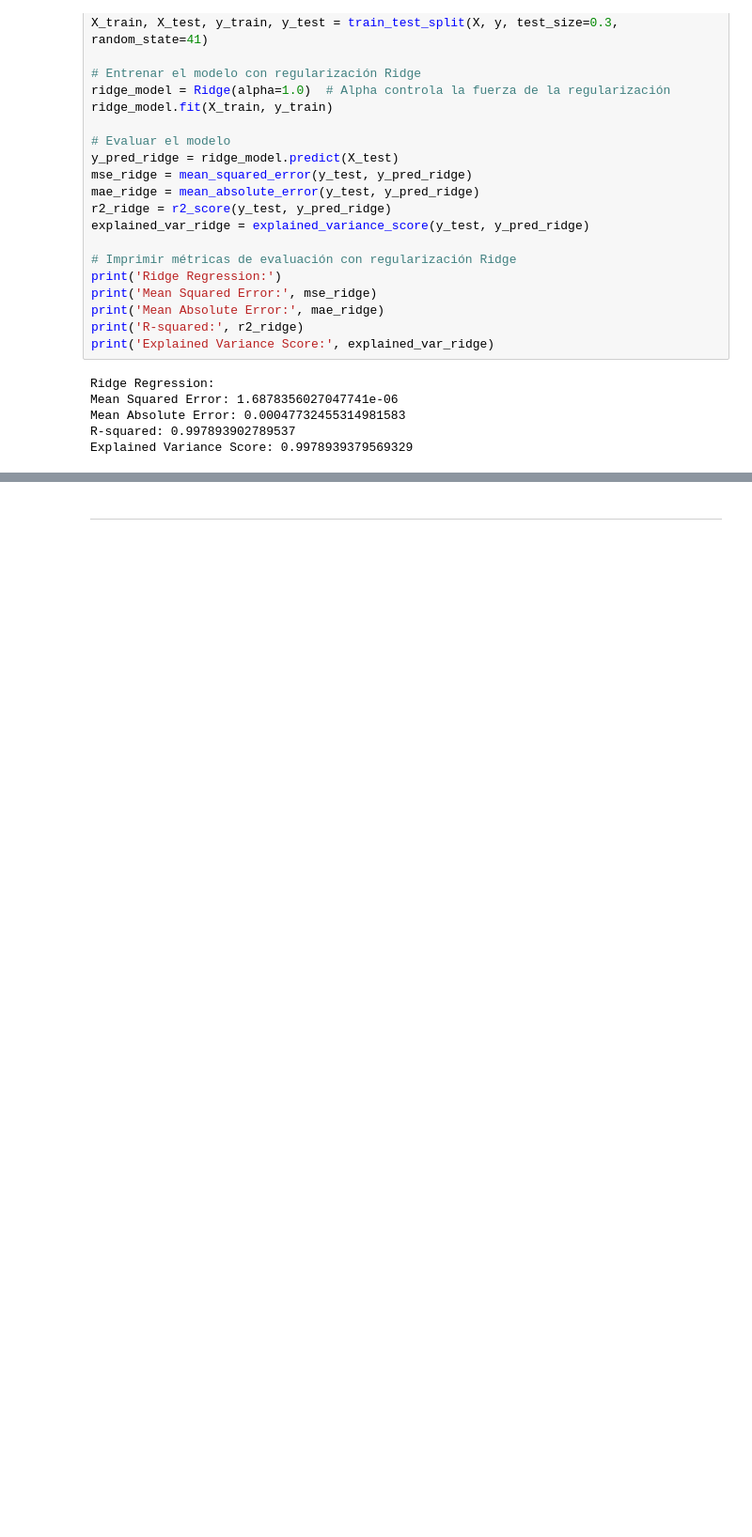
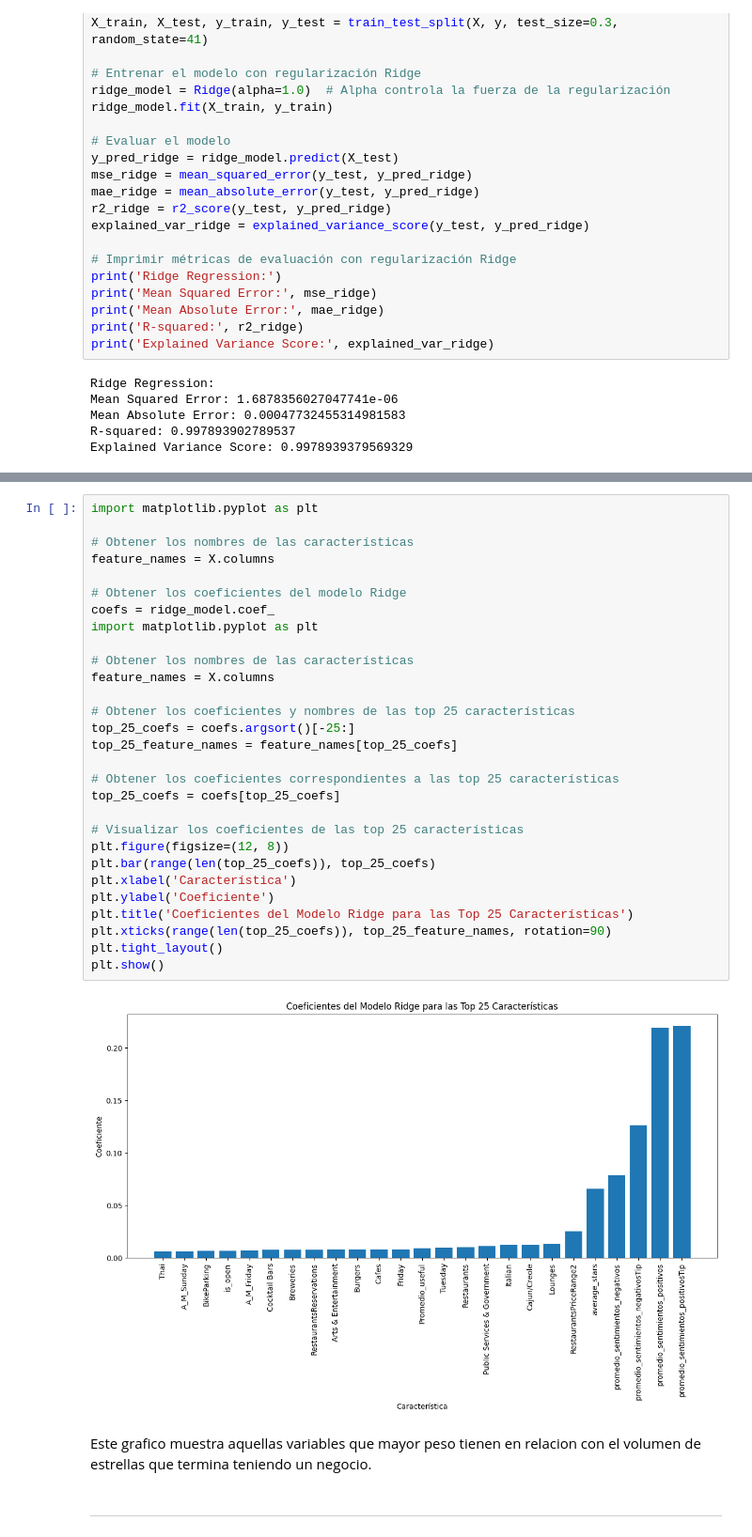
Before and after one commit to lesmengp/Proyecto-Final-Grupo-07, a Jupyter notebook: Proyecto-Final-Grupo-07-main/Sistema ML/ML_sistem.ipynb, the cells around one changed output, grey strips where cells are left out. Shown at 94% size. Drawn from its saved outputs; the diff is of its cells as text; blank space fills up the shorter version.

Commit message:
Ridge muy bueno para pronosticar KO - graficas principales caracteristicas

```diff
--- a/Proyecto-Final-Grupo-07-main/Sistema ML/ML_sistem.ipynb
+++ b/Proyecto-Final-Grupo-07-main/Sistema ML/ML_sistem.ipynb
@@ -608,2 +674,35 @@ Explained Variance Score: 0.9978939379569329
+# %%
+import matplotlib.pyplot as plt
+
+# Obtener los nombres de las características
+feature_names = X.columns
+
+# Obtener los coeficientes del modelo Ridge
+coefs = ridge_model.coef_
+import matplotlib.pyplot as plt
+
+# Obtener los nombres de las características
+feature_names = X.columns
+
+# Obtener los coeficientes y nombres de las top 25 características
+top_25_coefs = coefs.argsort()[-25:]
+top_25_feature_names = feature_names[top_25_coefs]
+
+# Obtener los coeficientes correspondientes a las top 25 características
+top_25_coefs = coefs[top_25_coefs]
+
+# Visualizar los coeficientes de las top 25 características
+plt.figure(figsize=(12, 8))
+plt.bar(range(len(top_25_coefs)), top_25_coefs)
+plt.xlabel('Característica')
+plt.ylabel('Coeficiente')
+plt.title('Coeficientes del Modelo Ridge para las Top 25 Características')
+plt.xticks(range(len(top_25_coefs)), top_25_feature_names, rotation=90)
+plt.tight_layout()
+plt.show()
+# %% [output]
+[figure, added]
+# %% [markdown]
+Este grafico muestra aquellas variables que mayor peso tienen en relacion con el volumen de estrellas que termina teniendo un negocio.
 # %% [markdown]
 _______________________________________________________________________
```
Also changed, not shown: parts of 5 cells of this notebook.
